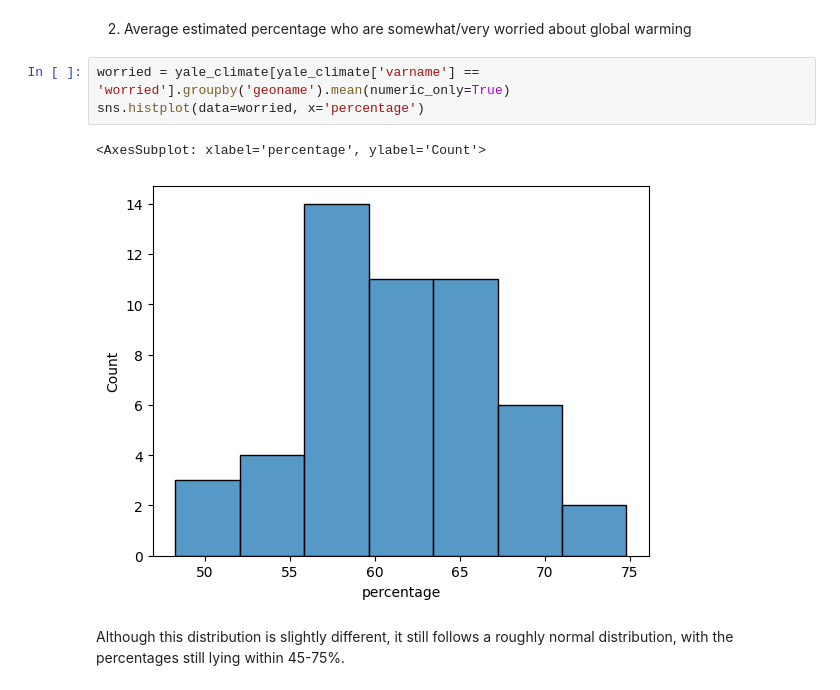
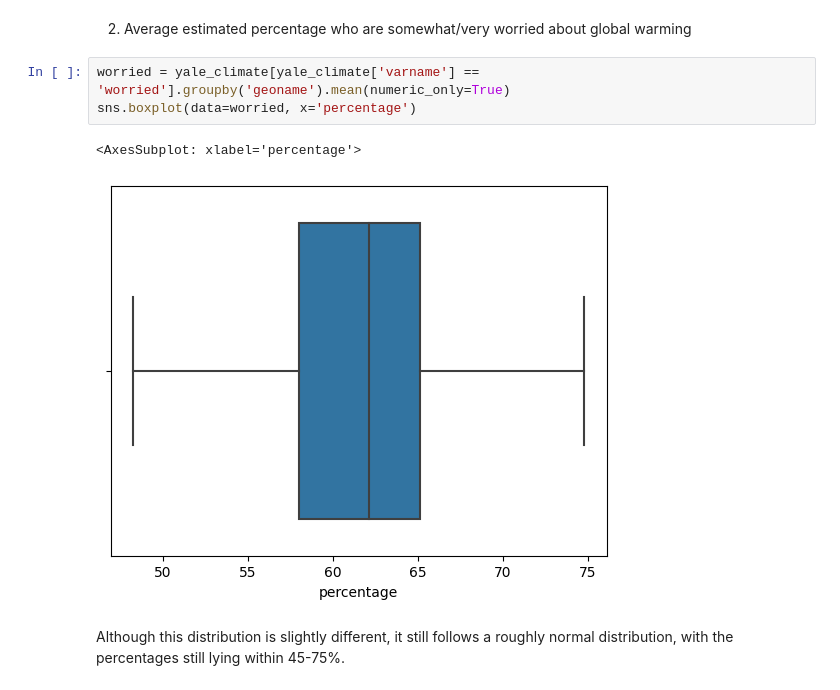
Before and after one commit to ncolebank12/math189-proj, a Jupyter notebook: project.ipynb, the cells around one changed output. Drawn from its saved outputs; the diff is of its cells as text.

```diff
--- a/project.ipynb
+++ b/project.ipynb
@@ -367,10 +406,10 @@ This distribution is roughly normal with no significant outliers. Lets see if ot
 2. Average estimated percentage who are somewhat/very worried about global warming
 # %%
 worried = yale_climate[yale_climate['varname'] == 'worried'].groupby('geoname').mean(numeric_only=True)
-sns.histplot(data=worried, x='percentage')
+sns.boxplot(data=worried, x='percentage')
 # %% [output]
-<AxesSubplot: xlabel='percentage', ylabel='Count'>
+<AxesSubplot: xlabel='percentage'>
-[figure, old version]
+[figure, new version]
 # %% [markdown]
 Although this distribution is slightly different, it still follows a roughly normal distribution, with the percentages still lying within 45-75%.
 # %% [markdown]
```
Also changed, not shown: parts of 32 cells of this notebook.
